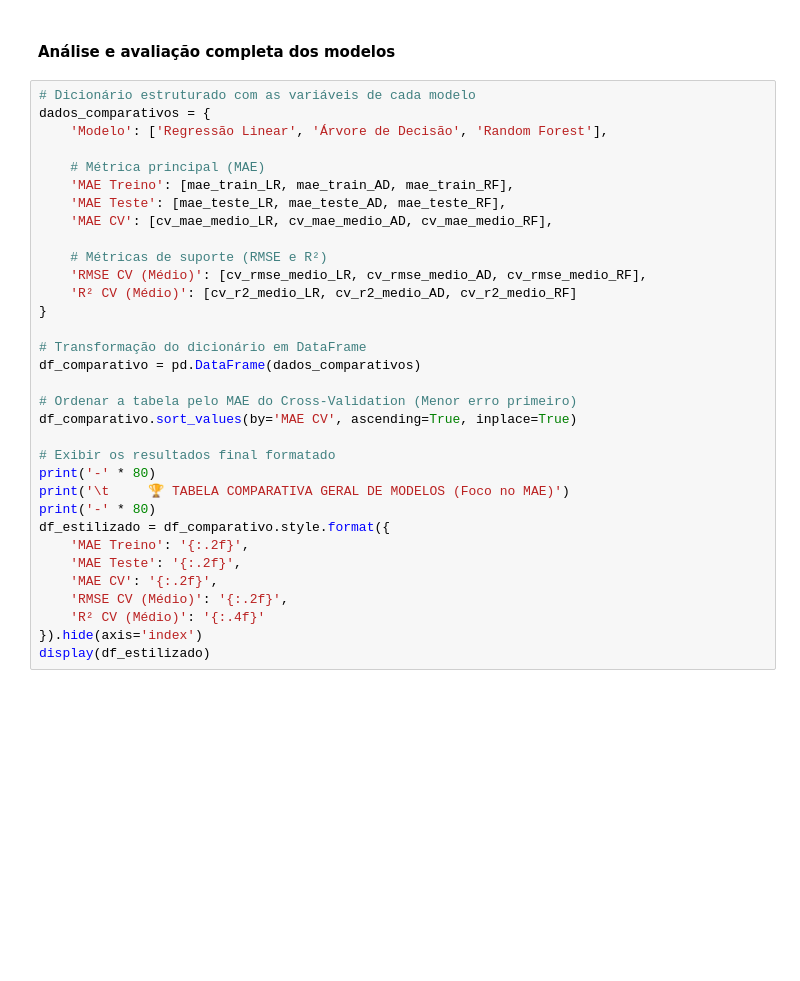
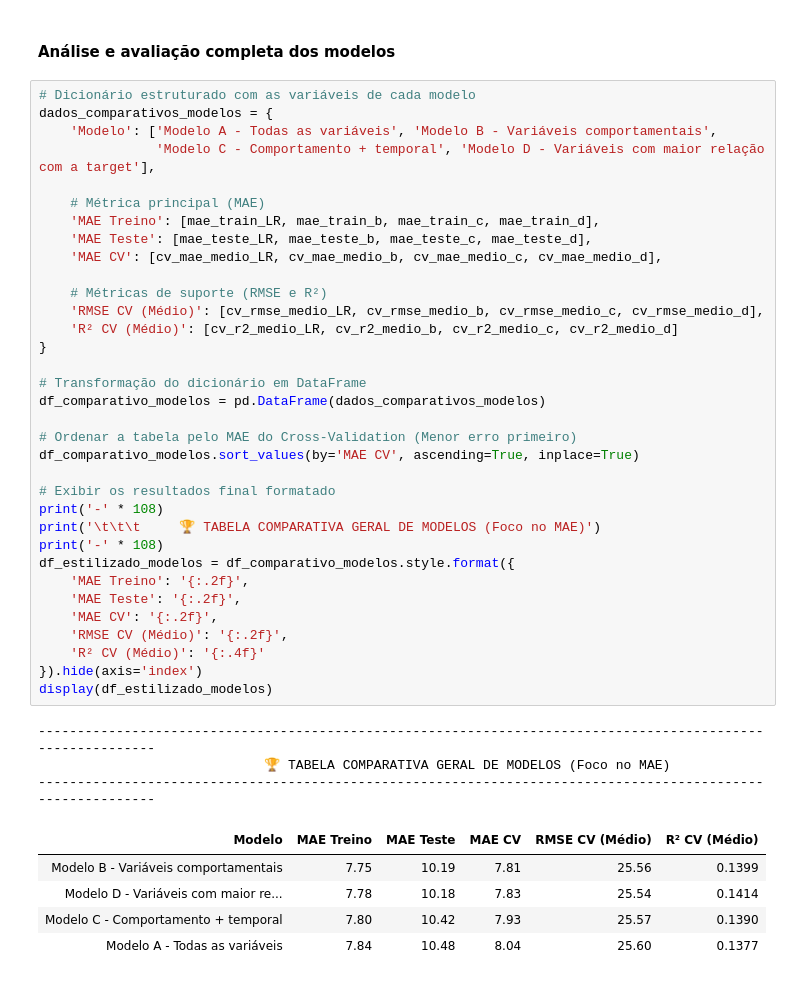
Before and after one commit to Fernandonneto/Projeto_Real_-_Previsao_Recompra_Agua_Mineral_Machine_Learning, a Jupyter notebook: 4 - Machine Learning/machine_learning.ipynb, the cells around one changed output. Cells and saved outputs as stored; diff of their text form; blank space fills up the shorter version.

Commit message:
Conclusão da 3 etapa Análise e avaliação completa do modelo que sera utilizado para otimização

```diff
--- a/4 - Machine Learning/machine_learning.ipynb
+++ b/4 - Machine Learning/machine_learning.ipynb
@@ -810,34 +810,44 @@ A definição das variáveis com maior relação com a target apresentou baixo p
 #### Análise e avaliação completa dos modelos
 # %%
 # Dicionário estruturado com as variáveis de cada modelo
-dados_comparativos = {
-    'Modelo': ['Regressão Linear', 'Árvore de Decisão', 'Random Forest'],
+dados_comparativos_modelos = {
+    'Modelo': ['Modelo A - Todas as variáveis', 'Modelo B - Variáveis comportamentais',
+               'Modelo C - Comportamento + temporal', 'Modelo D - Variáveis com maior relação com a target'],
 
     # Métrica principal (MAE)
-    'MAE Treino': [mae_train_LR, mae_train_AD, mae_train_RF],
-    'MAE Teste': [mae_teste_LR, mae_teste_AD, mae_teste_RF],
-    'MAE CV': [cv_mae_medio_LR, cv_mae_medio_AD, cv_mae_medio_RF],
+    'MAE Treino': [mae_train_LR, mae_train_b, mae_train_c, mae_train_d],
+    'MAE Teste': [mae_teste_LR, mae_teste_b, mae_teste_c, mae_teste_d],
+    'MAE CV': [cv_mae_medio_LR, cv_mae_medio_b, cv_mae_medio_c, cv_mae_medio_d],
 
     # Métricas de suporte (RMSE e R²)
-    'RMSE CV (Médio)': [cv_rmse_medio_LR, cv_rmse_medio_AD, cv_rmse_medio_RF],
-    'R² CV (Médio)': [cv_r2_medio_LR, cv_r2_medio_AD, cv_r2_medio_RF]
+    'RMSE CV (Médio)': [cv_rmse_medio_LR, cv_rmse_medio_b, cv_rmse_medio_c, cv_rmse_medio_d],
+    'R² CV (Médio)': [cv_r2_medio_LR, cv_r2_medio_b, cv_r2_medio_c, cv_r2_medio_d]
 }
 
 # Transformação do dicionário em DataFrame
-df_comparativo = pd.DataFrame(dados_comparativos)
+df_comparativo_modelos = pd.DataFrame(dados_comparativos_modelos)
 
 # Ordenar a tabela pelo MAE do Cross-Validation (Menor erro primeiro)
-df_comparativo.sort_values(by='MAE CV', ascending=True, inplace=True)
+df_comparativo_modelos.sort_values(by='MAE CV', ascending=True, inplace=True)
 
 # Exibir os resultados final formatado
-print('-' * 80)
-print('\t     🏆 TABELA COMPARATIVA GERAL DE MODELOS (Foco no MAE)')
-print('-' * 80)
-df_estilizado = df_comparativo.style.format({
+print('-' * 108)
+print('\t\t\t     🏆 TABELA COMPARATIVA GERAL DE MODELOS (Foco no MAE)')
+print('-' * 108)
+df_estilizado_modelos = df_comparativo_modelos.style.format({
     'MAE Treino': '{:.2f}',
     'MAE Teste': '{:.2f}',
     'MAE CV': '{:.2f}',
     'RMSE CV (Médio)': '{:.2f}',
     'R² CV (Médio)': '{:.4f}'
 }).hide(axis='index')
-display(df_estilizado)
+display(df_estilizado_modelos)
+# %% [output]
+------------------------------------------------------------------------------------------------------------
+                             🏆 TABELA COMPARATIVA GERAL DE MODELOS (Foco no MAE)
+------------------------------------------------------------------------------------------------------------
+| Modelo | MAE Treino | MAE Teste | MAE CV | RMSE CV (Médio) | R² CV (Médio) |
+| Modelo B - Variáveis comportamentais | 7.75 | 10.19 | 7.81 | 25.56 | 0.1399 |
+| Modelo D - Variáveis com maior re... | 7.78 | 10.18 | 7.83 | 25.54 | 0.1414 |
+| Modelo C - Comportamento + temporal | 7.80 | 10.42 | 7.93 | 25.57 | 0.1390 |
+| Modelo A - Todas as variáveis | 7.84 | 10.48 | 8.04 | 25.60 | 0.1377 |
```
Also changed, not shown: parts of 1 cell of this notebook.
